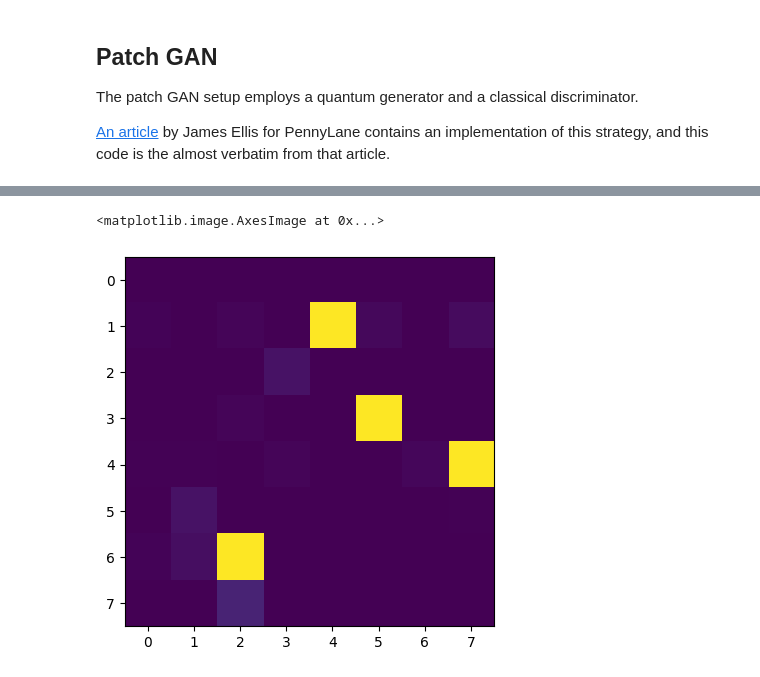
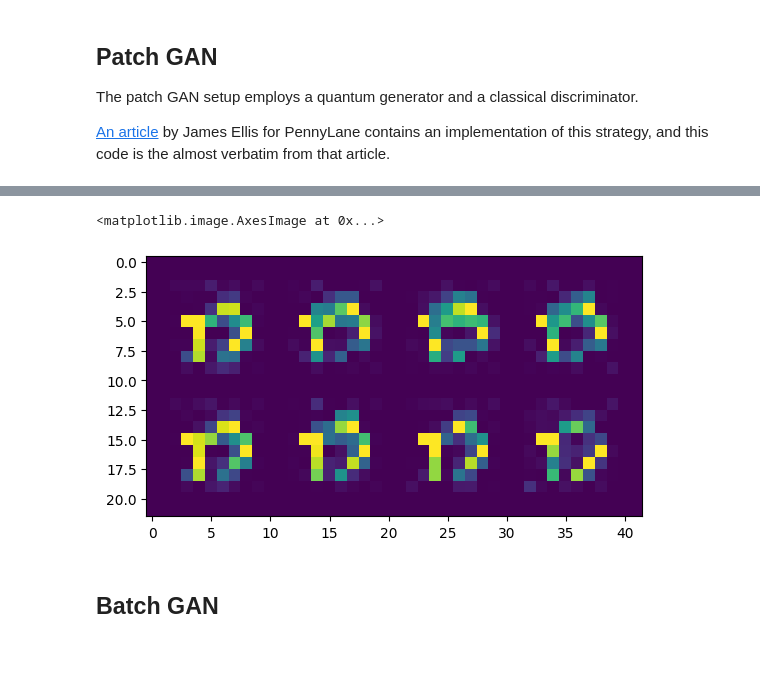
Before and after one commit to Robin-Lai-YY/CPEN400Q-Final-Project, a Jupyter notebook: prototype.ipynb, the cells around one changed output, grey strips where cells are left out. Saved outputs shown, nothing was run; the diff lists cells and outputs as text; code cells hidden in the pictures.

```diff
--- a/prototype.ipynb
+++ b/prototype.ipynb
@@ -48,7 +50,7 @@ qubits = 5
 qubits_ancillary = 1
 gen_depth = 6
 
-patch_size = (2, 8)
+patch_size = (8, 2)
 assert 2**(qubits - qubits_ancillary) == patch_size[0]*patch_size[1]
 assert image_size % patch_size[0] == 0 and image_size % patch_size[1] == 0
 patch_num = (image_size // patch_size[0], image_size // patch_size[1])
@@ -78,11 +80,7 @@ quantum_dev = qml.device('lightning.qubit', wires=qubits)
 # %%
+quantum_dev = qml.device('lightning.qubit', wires=qubits)
 @qml.qnode(quantum_dev, interface='torch', diff_method='parameter-shift')
 def gen_circuit(noise, weights):
-    for i in range(qubits):
-        qml.RY(noise[i], wires=i)
-    for i in range(gen_depth):
-        for y in range(qubits):
-            qml.RY(weights[i,y], wires=y)
-        for y in range(qubits-1):
-            qml.CZ(wires=[y, y+1])
+    qml.AngleEmbedding(noise, wires=list(range(qubits)), rotation='Y')
+    qml.BasicEntanglerLayers(weights, wires=list(range(qubits)), rotation=qml.RY)
     return qml.probs(wires=list(range(qubits)))
@@ -89,10 +95,9 @@ def gen_circuit(noise, weights):
 # %%
 def partial_measure(noise, weights):
     probs = gen_circuit(noise, weights)
-    probs_given_0 = probs[:2**(qubits-qubits_ancillary)]
-    probs_given_0 /= tr.sum(probs)
-    probs_given_0 = probs_given_0 / tr.max(probs_given_0)
-    return probs_given_0.float()
+    probs_given_0 = probs[:2**(qubits-qubits_ancillary)] / tr.sum(probs)
+    probs_out = probs_given_0 / tr.max(probs_given_0)
+    return probs_out.float()
 # %%
 class PatchGenerator(nn.Module):
     def __init__(self):
@@ -105,15 +110,18 @@ class PatchGenerator(nn.Module):
             for _ in range(patch_num[0])
         ])
 
-    def forward(self, x):
-        out = tr.zeros((0, image_size), device=torch_dev)
-        for wr in self.weights:
-            row = tr.zeros((patch_size[0], 0), device=torch_dev)
-            for w in wr:
-                y = partial_measure(x, w).reshape(patch_size)
-                row = tr.cat((row, y), dim=1)
-            out = tr.cat((out, row), dim=0)
-        return out.reshape(1, image_size, image_size)
+    def forward(self, noise):
+        batch = tr.zeros((0, image_size, image_size), device=torch_dev)
+        for x in noise:
+            out = tr.zeros((0, image_size), device=torch_dev)
+            for wr in self.weights:
+                row = tr.zeros((patch_size[0], 0), device=torch_dev)
+                for w in wr:
+                    y = partial_measure(x, w).reshape(patch_size)
+                    row = tr.cat((row, y), dim=1)
+                out = tr.cat((out, row), dim=0)
+            batch = tr.cat((batch, out.reshape(1, image_size, image_size)), dim=0)
+        return batch
 # %%
 gen_model = PatchGenerator().to(torch_dev)
 dis_model = Discriminator().to(torch_dev)
@@ -170,6 +174,9 @@ gen: 4.6153 dis: 0.0127
 # %%
-noise = tr.rand(qubits, device=torch_dev) * pi/2
-plt.imshow(gen_model(noise)[0].cpu().detach())
+noise = tr.rand(8, qubits, device=torch_dev) * pi/2
+plt.imshow(vutils.make_grid(gen_model(noise).cpu().detach().reshape(8,1,8,8),
+                            nrow=4)[0])
 # %% [output]
 <matplotlib.image.AxesImage at 0x...>
-[figure, old version]
+[figure, new version]
+# %% [markdown]
+## Batch GAN
```
Also changed, not shown: parts of 14 cells of this notebook.
